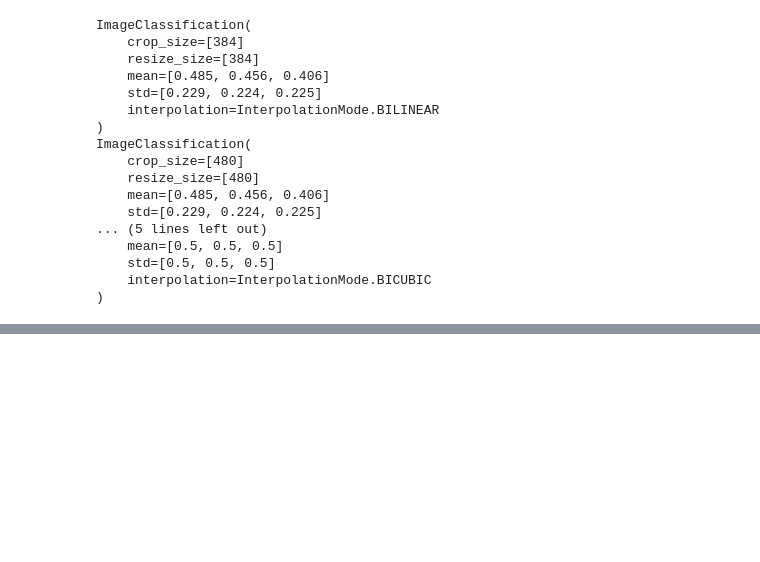
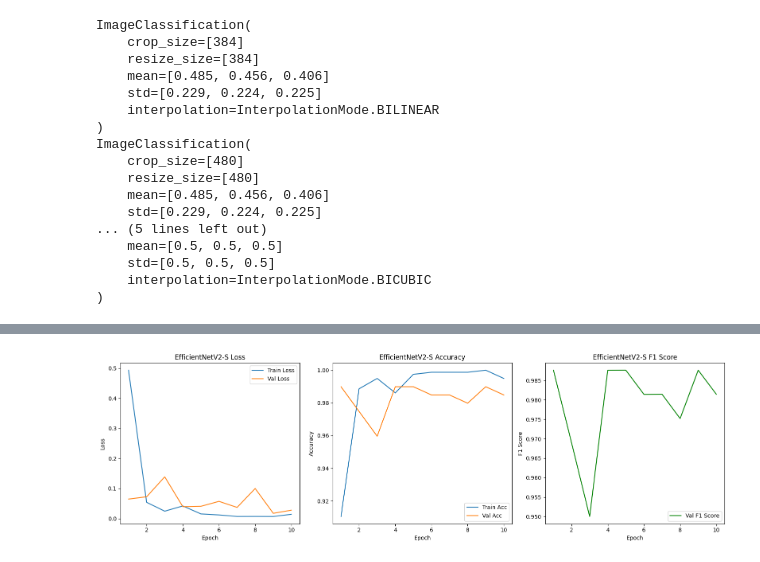
Before and after one commit to moosunny/EfficientNetV2_CAM, a Jupyter notebook: EfficientNetV2_Classification.ipynb, the cells around one changed output, grey strips where cells are left out. Drawn from its saved outputs; the diff is of its cells as text; code cells hidden in the pictures; blank space fills up the shorter version.

```diff
--- a/EfficientNetV2_Classification.ipynb
+++ b/EfficientNetV2_Classification.ipynb
@@ -68,8 +88,10 @@ import numpy as np
 import torch
 import torch.nn as nn
 import torch.optim as optim
-from torch.utils.data import Dataset
+from torch.utils.data import Dataset, DataLoader
 from torchvision import datasets, transforms
+
+device =  torch.device("cuda" if torch.cuda.is_available() else "cpu")
 
 class CustomImageFolder(datasets.ImageFolder):
     def __getitem__(self, index):
@@ -87,4 +115,3 @@ model_l = models.efficientnet_v2_l(weights = models.EfficientNet_V2_L_Weights.IM
 # %%
 criterion = nn.CrossEntropyLoss()
-optimizer = optim.Adam(model_s.parameters(), lr=0.0001)
 # %%
@@ -408,7 +497,7 @@ train_model(
     model=model_s,
     train_loader=train_loaders["s"],
     val_loader=val_loaders["s"],
-    optimizer=optimizer,
+    optimizer=optimizer_s,
     criterion=criterion,
     device=device,
     num_epochs=10,
@@ -424,0 +518 @@ train_model(
+[figure, added]
```
Also changed, not shown: parts of 15 cells of this notebook.
